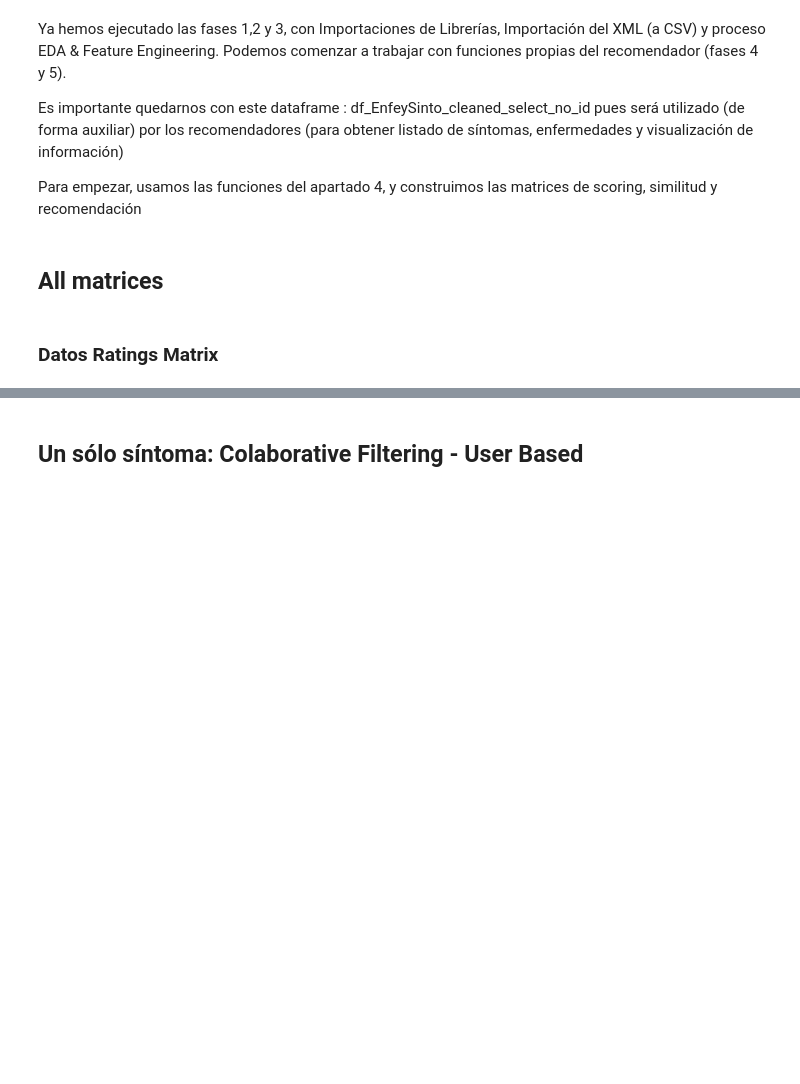
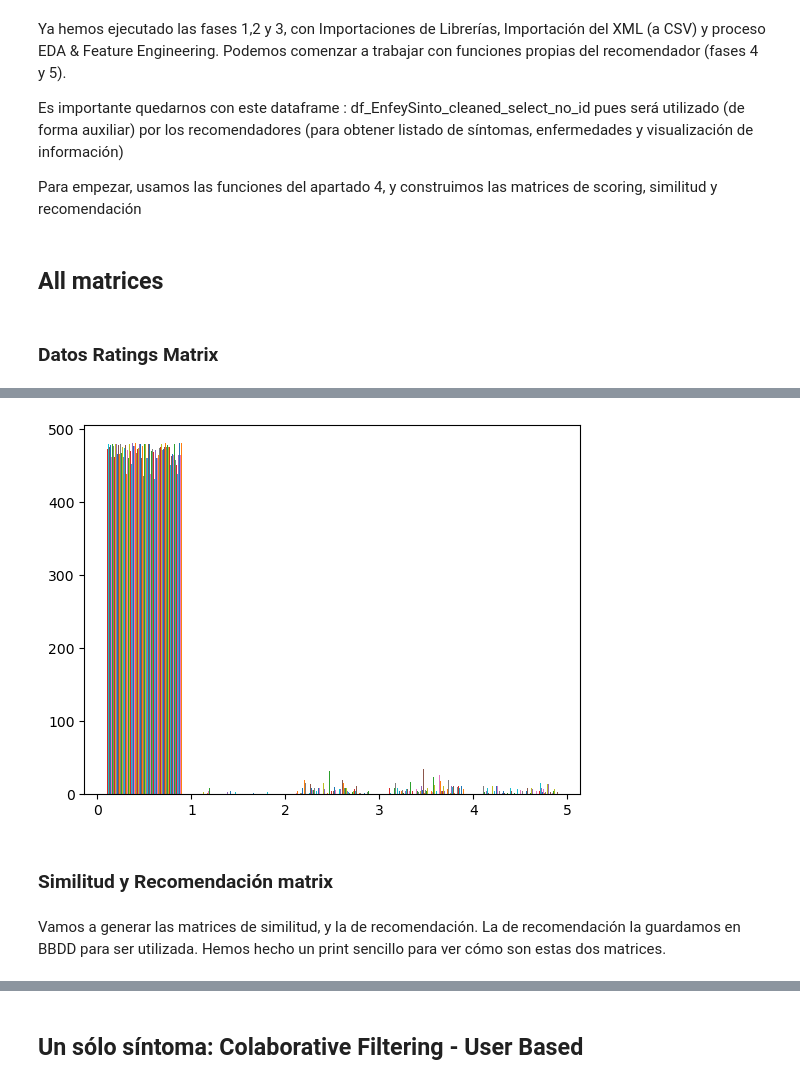
Before and after one commit to gpalomares2022/Kedro_real_project, a Jupyter notebook: notebooks/Notebook_TFM.ipynb, the cells around one changed output, grey strips where cells are left out. Drawn from its saved outputs; the diff is of its cells as text; code cells hidden in the pictures; blank space fills up the shorter version.

```diff
--- a/notebooks/Notebook_TFM.ipynb
+++ b/notebooks/Notebook_TFM.ipynb
@@ -614 +578,10 @@ Hemos hecho un print sencillo para ver cómo son estas dos matrices.
+# %%
+plt.hist(df_scoring,bins=5);
+# %% [output]
+[figure, added]
+# %% [markdown]
+### Similitud y Recomendación matrix
+# %% [markdown]
+Vamos a generar las matrices de similitud, y la de recomendación. La de recomendación la guardamos en BBDD para ser utilizada.
+Hemos hecho un print sencillo para ver cómo son estas dos matrices.
 # %%
```
Also changed, not shown: parts of 74 cells of this notebook, 2 other files.
